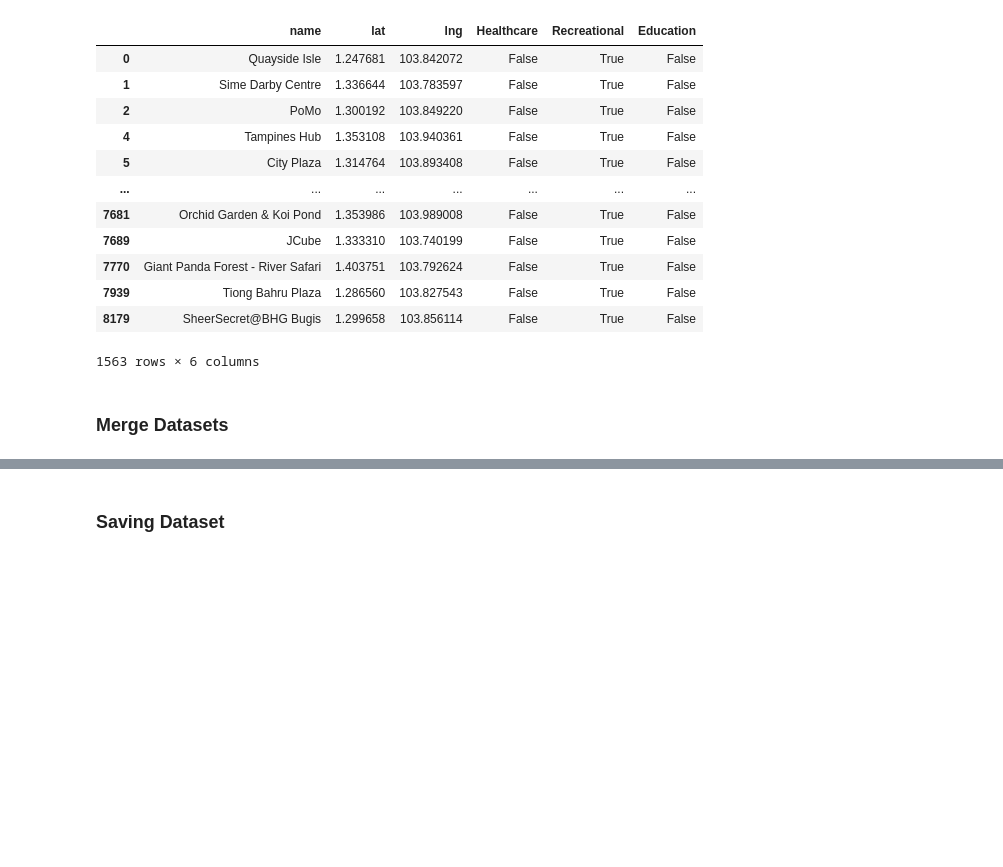
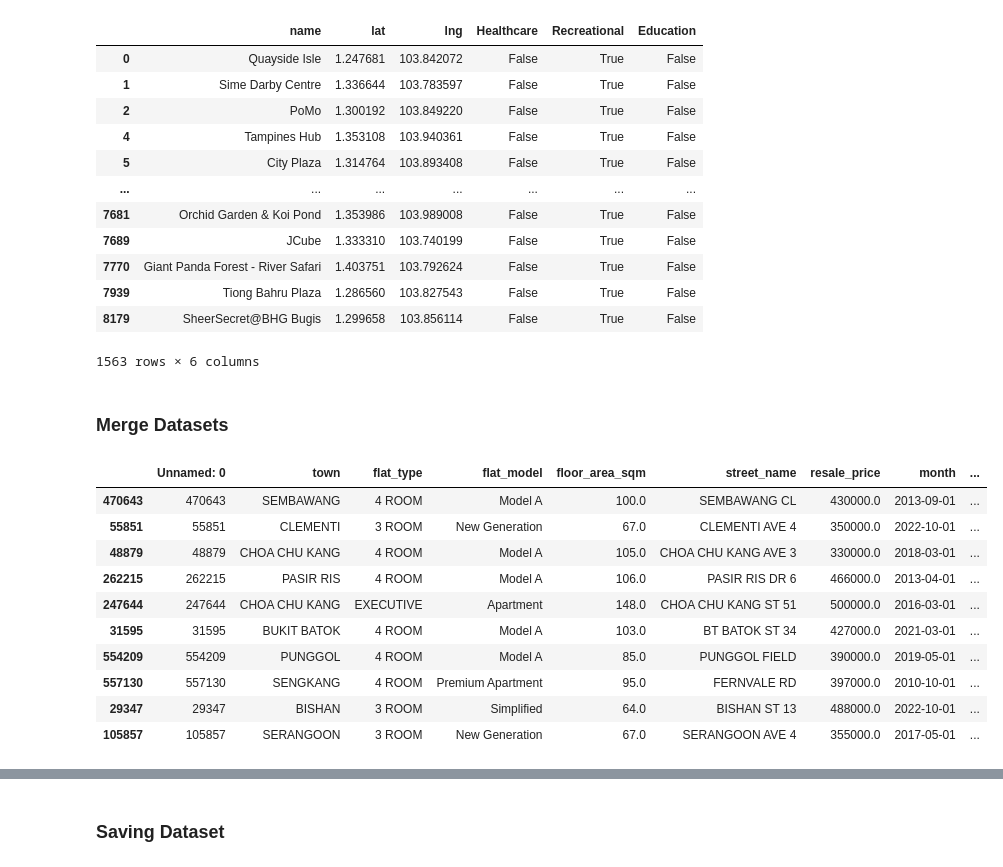
Before and after one commit to kkinmunn/is4303_hdbresale, a Jupyter notebook: eda/datablending.ipynb, the cells around one changed output, grey strips where cells are left out. Saved outputs shown, nothing was run; the diff lists cells and outputs as text; code cells hidden in the pictures; blank space fills up the shorter version.

```diff
--- a/eda/datablending.ipynb
+++ b/eda/datablending.ipynb
@@ -311,5 +332,18 @@ def count_pois_within_radius(hdb_lng, hdb_lat, poi_data, poi_type, radius):
             count += 1
     return count
 # %%
-hdb_resale_data = data_hdb_last15.head(100)
+hdb_resale_data = data_hdb_last15.sample(n = 10)
+hdb_resale_data
+# %% [output]
+|  | Unnamed: 0 | town | flat_type | flat_model | floor_area_sqm | street_name | resale_price | month | ... |
+| 470643 | 470643 | SEMBAWANG | 4 ROOM | Model A | 100.0 | SEMBAWANG CL | 430000.0 | 2013-09-01 | ... |
+| 55851 | 55851 | CLEMENTI | 3 ROOM | New Generation | 67.0 | CLEMENTI AVE 4 | 350000.0 | 2022-10-01 | ... |
+| 48879 | 48879 | CHOA CHU KANG | 4 ROOM | Model A | 105.0 | CHOA CHU KANG AVE 3 | 330000.0 | 2018-03-01 | ... |
+| 262215 | 262215 | PASIR RIS | 4 ROOM | Model A | 106.0 | PASIR RIS DR 6 | 466000.0 | 2013-04-01 | ... |
+| 247644 | 247644 | CHOA CHU KANG | EXECUTIVE | Apartment | 148.0 | CHOA CHU KANG ST 51 | 500000.0 | 2016-03-01 | ... |
+| 31595 | 31595 | BUKIT BATOK | 4 ROOM | Model A | 103.0 | BT BATOK ST 34 | 427000.0 | 2021-03-01 | ... |
+| 554209 | 554209 | PUNGGOL | 4 ROOM | Model A | 85.0 | PUNGGOL FIELD | 390000.0 | 2019-05-01 | ... |
+| 557130 | 557130 | SENGKANG | 4 ROOM | Premium Apartment | 95.0 | FERNVALE RD | 397000.0 | 2010-10-01 | ... |
+| 29347 | 29347 | BISHAN | 3 ROOM | Simplified | 64.0 | BISHAN ST 13 | 488000.0 | 2022-10-01 | ... |
+| 105857 | 105857 | SERANGOON | 3 ROOM | New Generation | 67.0 | SERANGOON AVE 4 | 355000.0 | 2017-05-01 | ... |
 # %%
```
Also changed, not shown: parts of 3 cells of this notebook.
